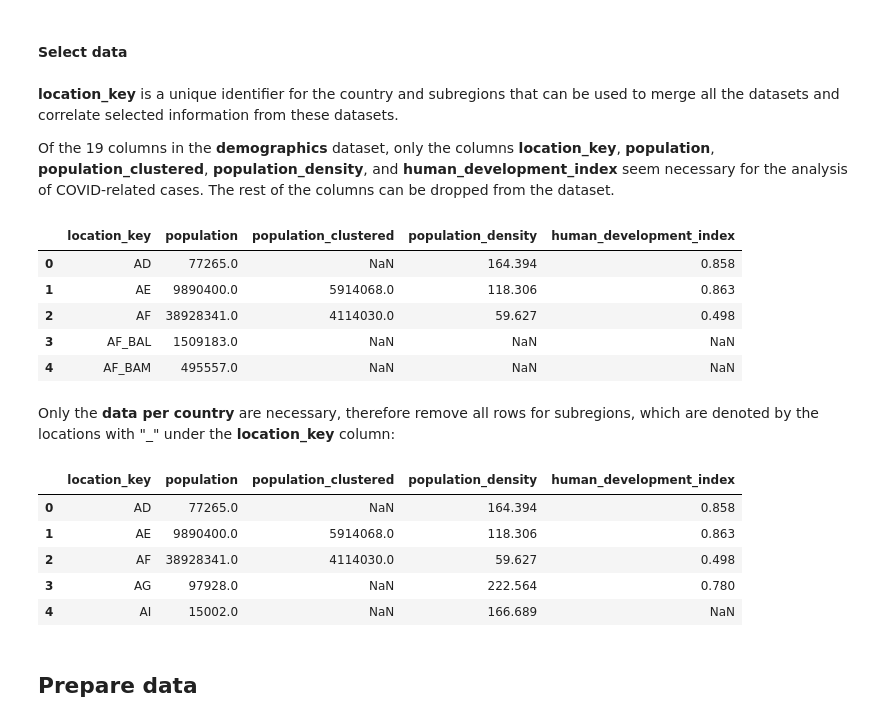
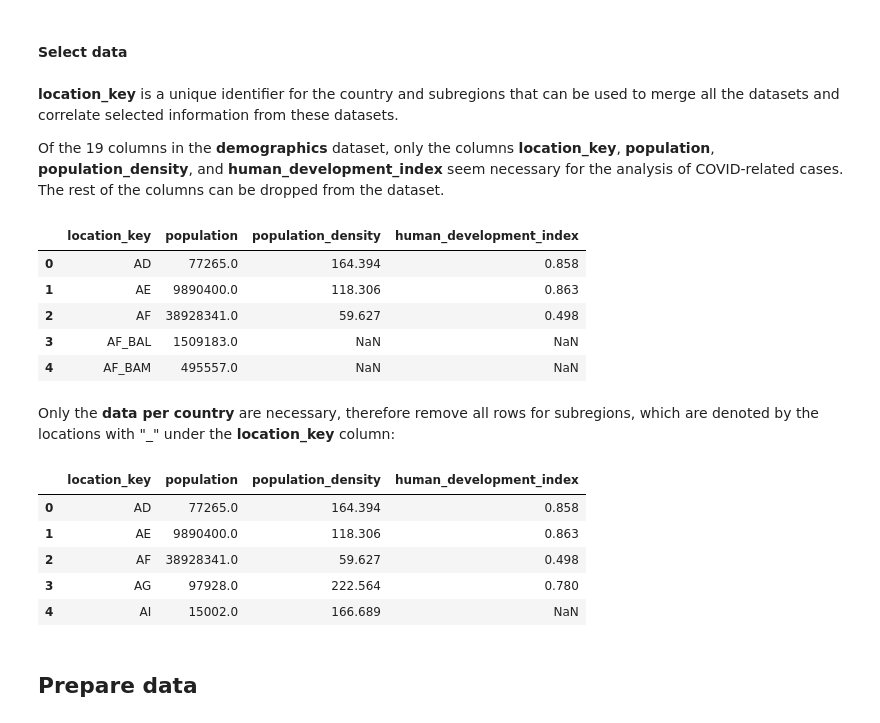
Before and after one commit to DenniseMc/cpsc_project, a Jupyter notebook: demographics.ipynb, the cells around one changed output. Cells and saved outputs as stored; diff of their text form; code cells hidden in the pictures.

```diff
--- a/demographics.ipynb
+++ b/demographics.ipynb
@@ -45,30 +47,30 @@ demographics.head()
 # %% [markdown]
 **location_key** is a unique identifier for the country and subregions that can be used to merge all the datasets and correlate selected information from these datasets.
 
-Of the 19 columns in the **demographics** dataset, only the columns **location_key**, **population**, **population_clustered**, **population_density**, and **human_development_index** seem necessary for the analysis of COVID-related cases. The rest of the columns can be dropped from the dataset.
+Of the 19 columns in the **demographics** dataset, only the columns **location_key**, **population**, **population_density**, and **human_development_index** seem necessary for the analysis of COVID-related cases. The rest of the columns can be dropped from the dataset.
 # %%
-demographics_attributes = ['location_key', 'population', 'population_clustered', 'population_density' ,'human_development_index']
+demographics_attributes = ['location_key', 'population', 'population_density' ,'human_development_index']
 demographics = demographics.loc[:,demographics_attributes]
 demographics.head()
 # %% [output]
-|  | location_key | population | population_clustered | population_density | human_development_index |
-| 0 | AD | 77265.0 | NaN | 164.394 | 0.858 |
-| 1 | AE | 9890400.0 | 5914068.0 | 118.306 | 0.863 |
-| 2 | AF | 38928341.0 | 4114030.0 | 59.627 | 0.498 |
-| 3 | AF_BAL | 1509183.0 | NaN | NaN | NaN |
-| 4 | AF_BAM | 495557.0 | NaN | NaN | NaN |
+|  | location_key | population | population_density | human_development_index |
+| 0 | AD | 77265.0 | 164.394 | 0.858 |
+| 1 | AE | 9890400.0 | 118.306 | 0.863 |
+| 2 | AF | 38928341.0 | 59.627 | 0.498 |
+| 3 | AF_BAL | 1509183.0 | NaN | NaN |
+| 4 | AF_BAM | 495557.0 | NaN | NaN |
 # %% [markdown]
 Only the **data per country** are necessary, therefore remove all rows for subregions, which are denoted by the locations with "_" under the **location_key** column:
 # %%
 demographics = demographics[demographics['location_key'].str.contains("_") == False].reset_index(drop=True)
 demographics.head()
 # %% [output]
-|  | location_key | population | population_clustered | population_density | human_development_index |
-| 0 | AD | 77265.0 | NaN | 164.394 | 0.858 |
-| 1 | AE | 9890400.0 | 5914068.0 | 118.306 | 0.863 |
-| 2 | AF | 38928341.0 | 4114030.0 | 59.627 | 0.498 |
-| 3 | AG | 97928.0 | NaN | 222.564 | 0.780 |
-| 4 | AI | 15002.0 | NaN | 166.689 | NaN |
+|  | location_key | population | population_density | human_development_index |
+| 0 | AD | 77265.0 | 164.394 | 0.858 |
+| 1 | AE | 9890400.0 | 118.306 | 0.863 |
+| 2 | AF | 38928341.0 | 59.627 | 0.498 |
+| 3 | AG | 97928.0 | 222.564 | 0.780 |
+| 4 | AI | 15002.0 | 166.689 | NaN |
 # %% [markdown]
 ## Prepare data
 # %% [markdown]
```
Also changed, not shown: parts of 30 cells of this notebook.
